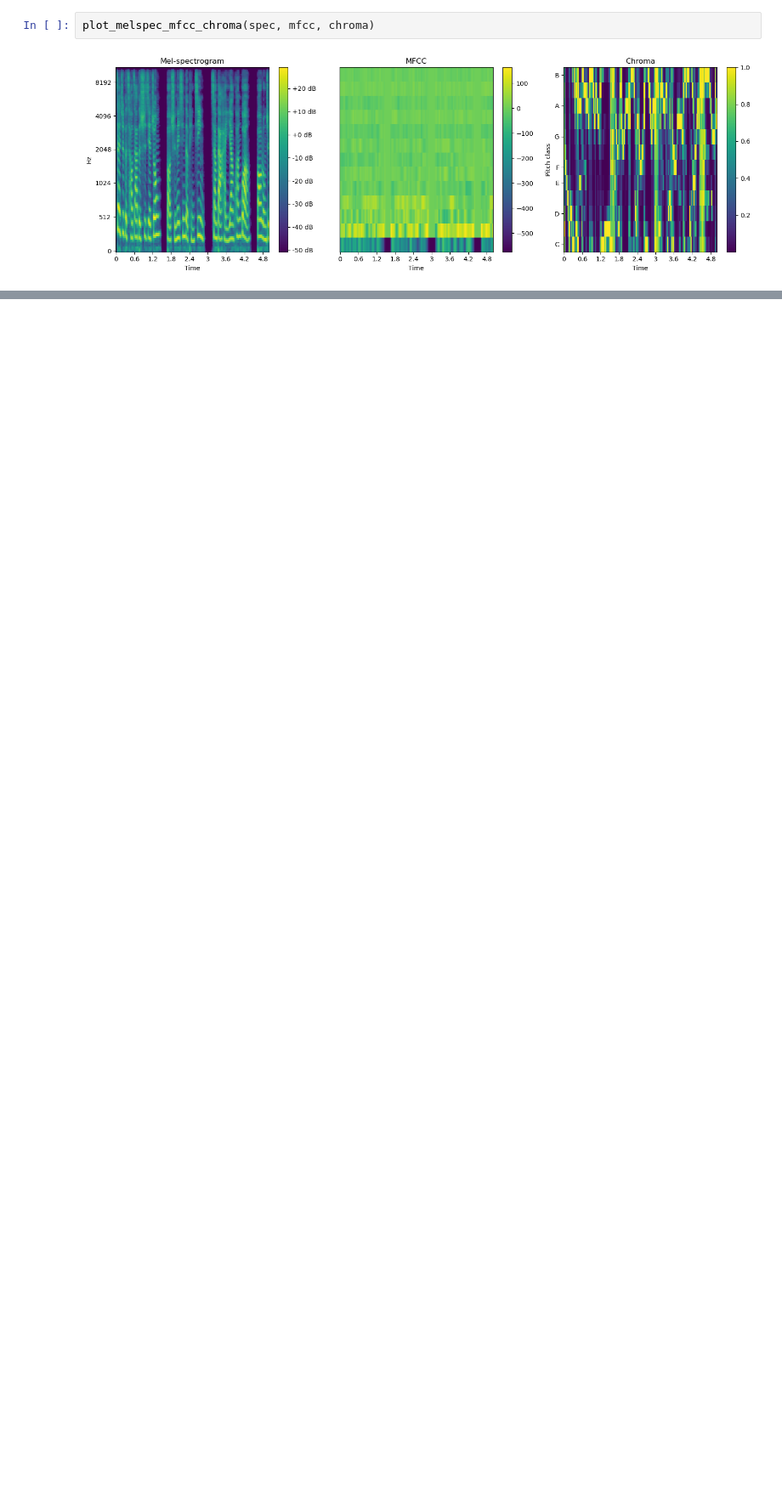
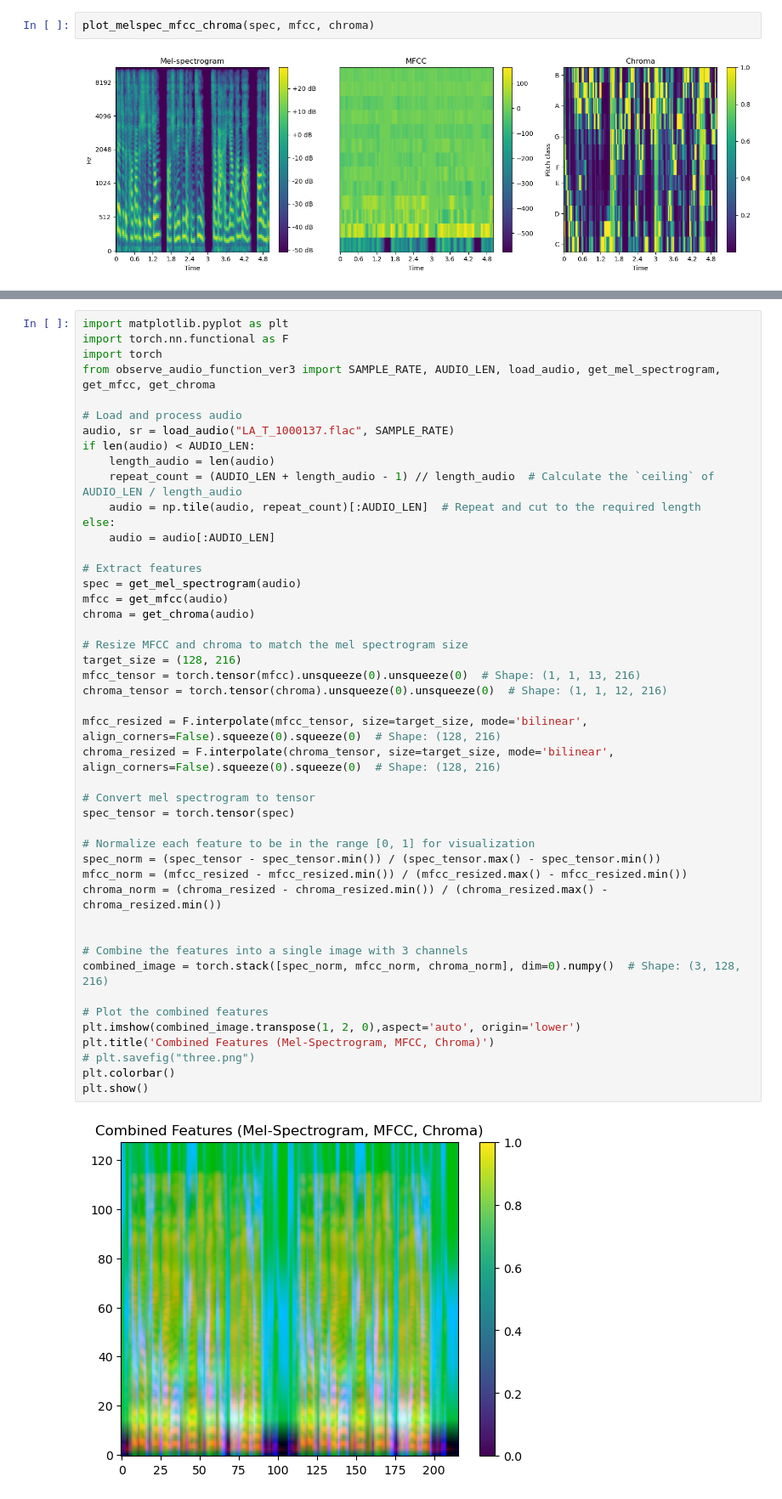
Before and after one commit to AnnTaiwan/Graduate-Project, a Jupyter notebook: feature_extraction_src/experiment_feature_extraction.ipynb, the cells around one changed output, grey strips where cells are left out. Shown at 85% size. Cells and saved outputs as stored; diff of their text form; blank space fills up the shorter version.

```diff
--- a/feature_extraction_src/experiment_feature_extraction.ipynb
+++ b/feature_extraction_src/experiment_feature_extraction.ipynb
@@ -174,0 +219,48 @@ plot_melspec_mfcc_chroma(spec, mfcc, chroma)
+# %%
+import matplotlib.pyplot as plt
+import torch.nn.functional as F
+import torch
+from observe_audio_function_ver3 import SAMPLE_RATE, AUDIO_LEN, load_audio, get_mel_spectrogram, get_mfcc, get_chroma
+
+# Load and process audio
+audio, sr = load_audio("LA_T_1000137.flac", SAMPLE_RATE)
+if len(audio) < AUDIO_LEN:
+    length_audio = len(audio)
+    repeat_count = (AUDIO_LEN + length_audio - 1) // length_audio  # Calculate the `ceiling` of AUDIO_LEN / length_audio
+    audio = np.tile(audio, repeat_count)[:AUDIO_LEN]  # Repeat and cut to the required length
+else:
+    audio = audio[:AUDIO_LEN]
+
+# Extract features
+spec = get_mel_spectrogram(audio)
+mfcc = get_mfcc(audio)
+chroma = get_chroma(audio)
+
+# Resize MFCC and chroma to match the mel spectrogram size
+target_size = (128, 216)
+mfcc_tensor = torch.tensor(mfcc).unsqueeze(0).unsqueeze(0)  # Shape: (1, 1, 13, 216)
+chroma_tensor = torch.tensor(chroma).unsqueeze(0).unsqueeze(0)  # Shape: (1, 1, 12, 216)
+
+mfcc_resized = F.interpolate(mfcc_tensor, size=target_size, mode='bilinear', align_corners=False).squeeze(0).squeeze(0)  # Shape: (128, 216)
+chroma_resized = F.interpolate(chroma_tensor, size=target_size, mode='bilinear', align_corners=False).squeeze(0).squeeze(0)  # Shape: (128, 216)
+
+# Convert mel spectrogram to tensor
+spec_tensor = torch.tensor(spec)
+
+# Normalize each feature to be in the range [0, 1] for visualization
+spec_norm = (spec_tensor - spec_tensor.min()) / (spec_tensor.max() - spec_tensor.min())
+mfcc_norm = (mfcc_resized - mfcc_resized.min()) / (mfcc_resized.max() - mfcc_resized.min())
+chroma_norm = (chroma_resized - chroma_resized.min()) / (chroma_resized.max() - chroma_resized.min())
+
+
+# Combine the features into a single image with 3 channels
+combined_image = torch.stack([spec_norm, mfcc_norm, chroma_norm], dim=0).numpy()  # Shape: (3, 128, 216)
+
+# Plot the combined features
+plt.imshow(combined_image.transpose(1, 2, 0),aspect='auto', origin='lower')
+plt.title('Combined Features (Mel-Spectrogram, MFCC, Chroma)')
+# plt.savefig("three.png")
+plt.colorbar()
+plt.show()
+# %% [output]
+[figure, added]
```
Also changed, not shown: parts of 14 cells of this notebook, 2 other files.
